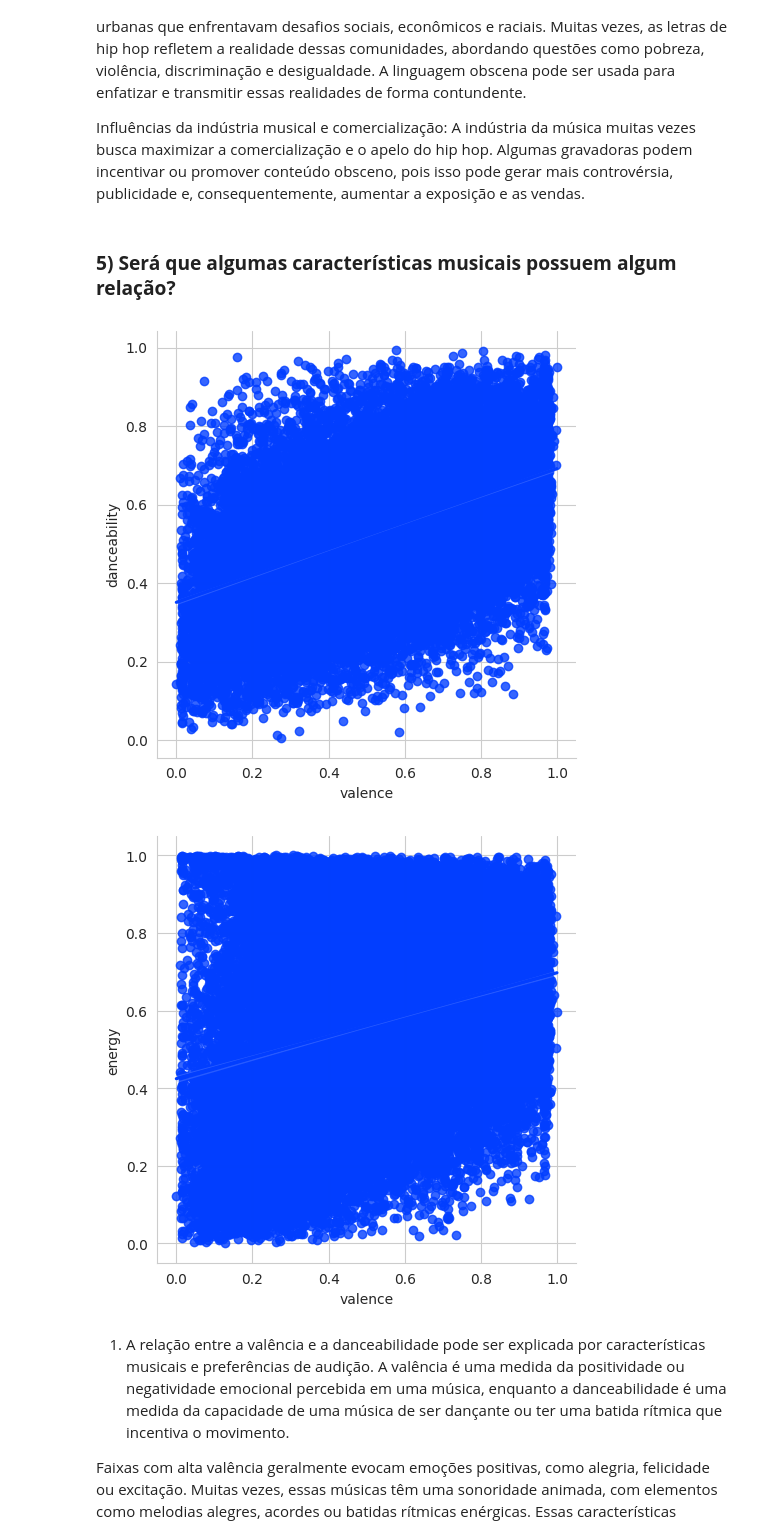
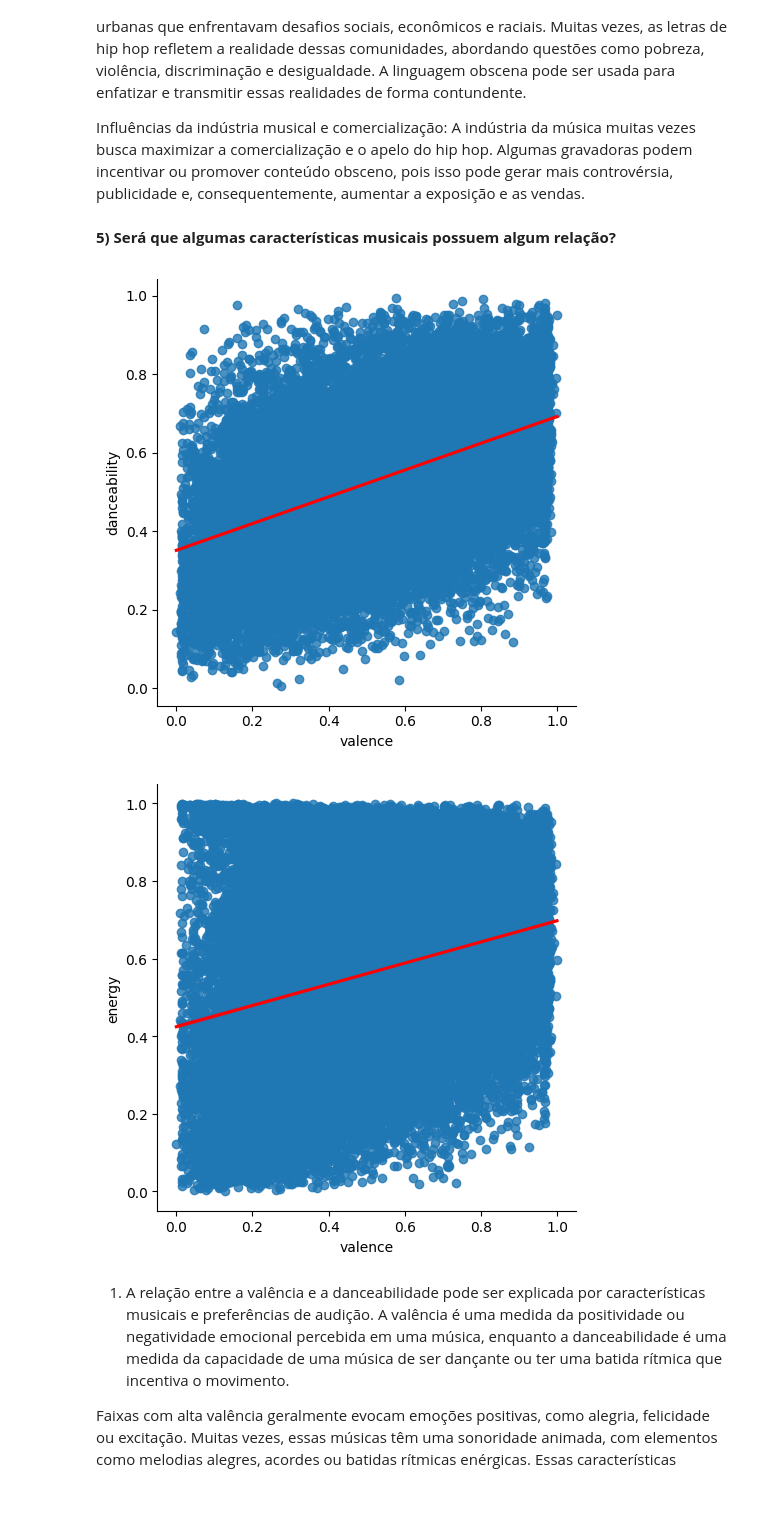
Before and after one commit to jonatahpfg/Projeto-ICD-UFPB, a Jupyter notebook: Cópia_de__Original_de_Projeto_ICD.ipynb, the cells around one changed output. Saved outputs shown, nothing was run; the diff lists cells and outputs as text; code cells hidden in the pictures; blank space fills up the shorter version.

```diff
--- a/Cópia_de__Original_de_Projeto_ICD.ipynb
+++ b/Cópia_de__Original_de_Projeto_ICD.ipynb
@@ -390,17 +510,17 @@ Contexto sociocultural: O hip hop emergiu como um gênero musical em comunidades
 
 Influências da indústria musical e comercialização: A indústria da música muitas vezes busca maximizar a comercialização e o apelo do hip hop. Algumas gravadoras podem incentivar ou promover conteúdo obsceno, pois isso pode gerar mais controvérsia, publicidade e, consequentemente, aumentar a exposição e as vendas.
 # %% [markdown]
-### **5) Será que algumas características musicais possuem algum relação?**
+**5) Será que algumas características musicais possuem algum relação?**
 # %%
-sns.lmplot(data=df_music, x= 'valence', y= 'danceability')
+sns.lmplot(data=df_music, x='valence', y='danceability', line_kws={'color': 'red'})
 plt.show()
 # %% [output]
-[figure, old version]
+[figure, new version]
 # %%
-sns.lmplot(data=df_music, x= 'valence', y= 'energy')
+sns.lmplot(data=df_music, x= 'valence', y= 'energy', line_kws={'color': 'red'})
 plt.show()
 # %% [output]
-[figure, old version]
+[figure, new version]
 # %% [markdown]
 1) A relação entre a valência e a danceabilidade pode ser explicada por características musicais e preferências de audição. A valência é uma medida da positividade ou negatividade emocional percebida em uma música, enquanto a danceabilidade é uma medida da capacidade de uma música de ser dançante ou ter uma batida rítmica que incentiva o movimento.
 
```
Also changed, not shown: parts of 5 cells of this notebook.
